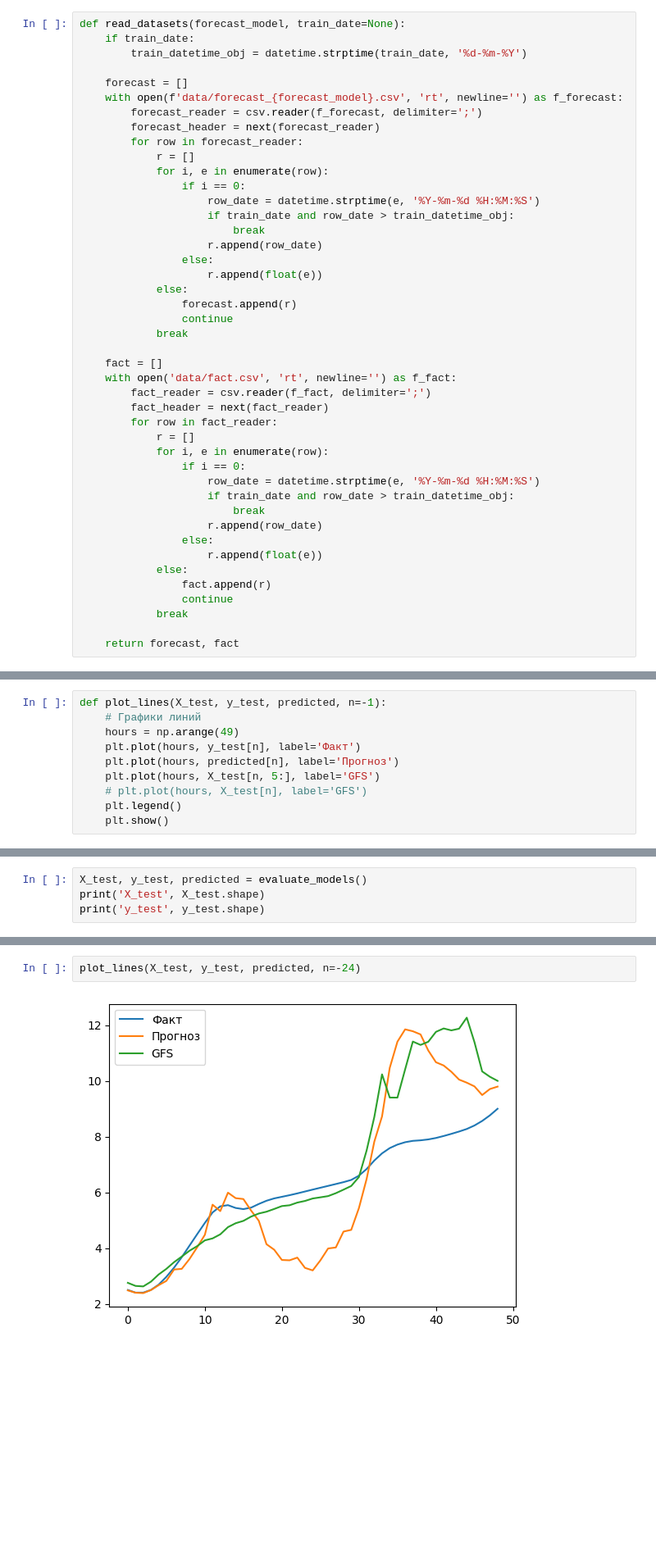
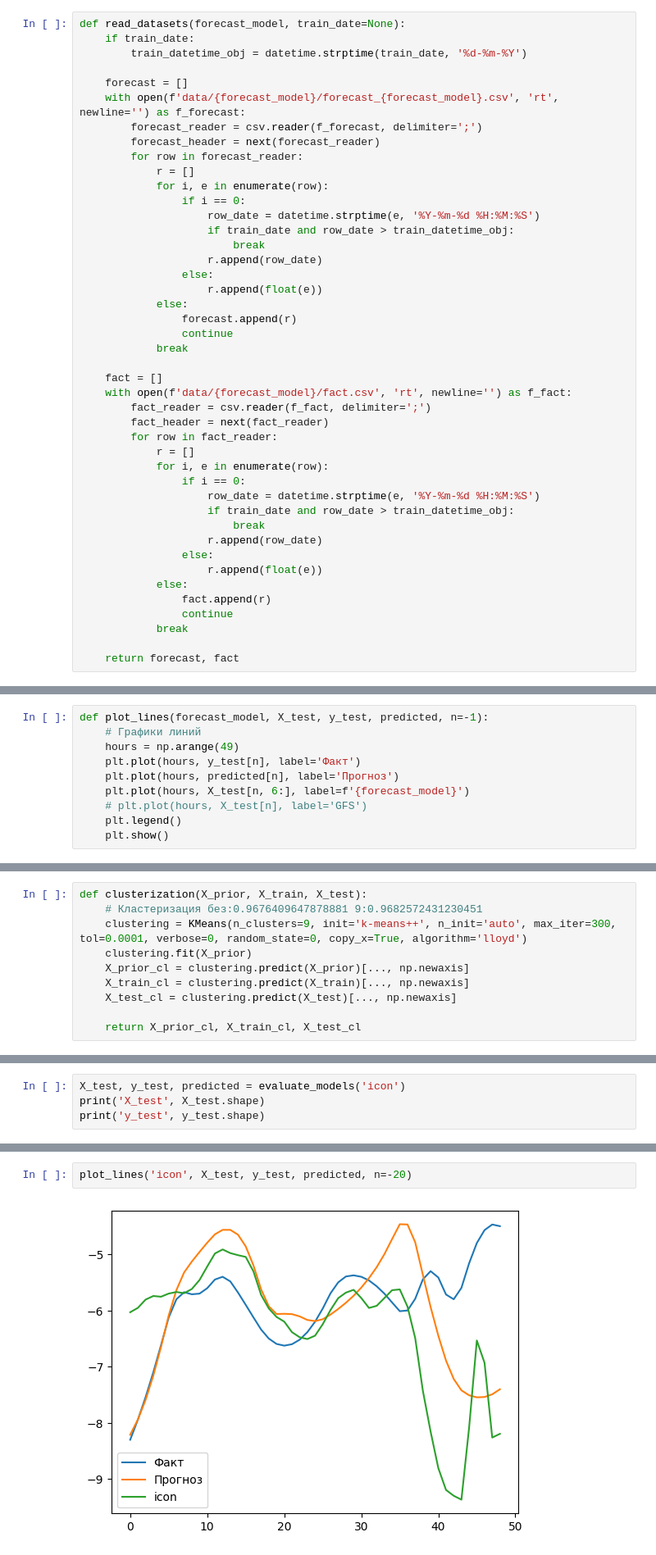
Before and after one commit to ruslanatsabryk/forecaster, a Jupyter notebook: forecast_gfs.ipynb, the cells around one changed output, grey strips where cells are left out. Shown at 82% size. Saved outputs shown, nothing was run; the diff lists cells and outputs as text; blank space fills up the shorter version.

Commit message:
add icon

```diff
--- a/forecast_gfs.ipynb
+++ b/forecast_gfs.ipynb
@@ -301,7 +349,7 @@ def read_datasets(forecast_model, train_date=None):
         train_datetime_obj = datetime.strptime(train_date, '%d-%m-%Y')
 
     forecast = []
-    with open(f'data/forecast_{forecast_model}.csv', 'rt', newline='') as f_forecast:
+    with open(f'data/{forecast_model}/forecast_{forecast_model}.csv', 'rt', newline='') as f_forecast:
         forecast_reader = csv.reader(f_forecast, delimiter=';')
         forecast_header = next(forecast_reader)
         for row in forecast_reader:
@@ -320,7 +368,7 @@ def read_datasets(forecast_model, train_date=None):
             break
 
     fact = []
-    with open('data/fact.csv', 'rt', newline='') as f_fact:
+    with open(f'data/{forecast_model}/fact.csv', 'rt', newline='') as f_fact:
         fact_reader = csv.reader(f_fact, delimiter=';')
         fact_header = next(fact_reader)
         for row in fact_reader:
@@ -738,10 +921,10 @@ def train_test_split_alternation(x, y, test_size, step=2, start=-1):
 # %%
-def plot_lines(X_test, y_test, predicted, n=-1):
+def plot_lines(forecast_model, X_test, y_test, predicted, n=-1):
     # Графики линий
     hours = np.arange(49)
     plt.plot(hours, y_test[n], label='Факт')
     plt.plot(hours, predicted[n], label='Прогноз')
-    plt.plot(hours, X_test[n, 5:], label='GFS')
+    plt.plot(hours, X_test[n, 6:], label=f'{forecast_model}')
     # plt.plot(hours, X_test[n], label='GFS')
     plt.legend()
     plt.show()
@@ -748,3 +933,13 @@ def plot_lines(X_test, y_test, predicted, n=-1):
+# %%
+def clusterization(X_prior, X_train, X_test):
+    # Кластеризация без:0.9676409647878881 9:0.9682572431230451
+    clustering = KMeans(n_clusters=9, init='k-means++', n_init='auto', max_iter=300, tol=0.0001, verbose=0, random_state=0, copy_x=True, algorithm='lloyd')
+    clustering.fit(X_prior)
+    X_prior_cl = clustering.predict(X_prior)[..., np.newaxis]
+    X_train_cl = clustering.predict(X_train)[..., np.newaxis]
+    X_test_cl = clustering.predict(X_test)[..., np.newaxis]
+
+    return X_prior_cl, X_train_cl, X_test_cl
 # %% [markdown]
 ## Функция оценки моделей
 # %%
@@ -1034,7 +1298,7 @@ def evaluate_models():
 
     return X_test, y_test, predicted
 # %%
-X_test, y_test, predicted = evaluate_models()
+X_test, y_test, predicted = evaluate_models('icon')
 print('X_test', X_test.shape)
 print('y_test', y_test.shape)
 # %% [output]
@@ -1057,5 +1321,5 @@ X_test (94, 54)
 y_test (94, 49)
 # %%
-plot_lines(X_test, y_test, predicted, n=-24)
+plot_lines('icon', X_test, y_test, predicted, n=-20)
 # %% [output]
-[figure, old version]
+[figure, new version]
```
Also changed, not shown: parts of 47 cells of this notebook, 11 other files.
